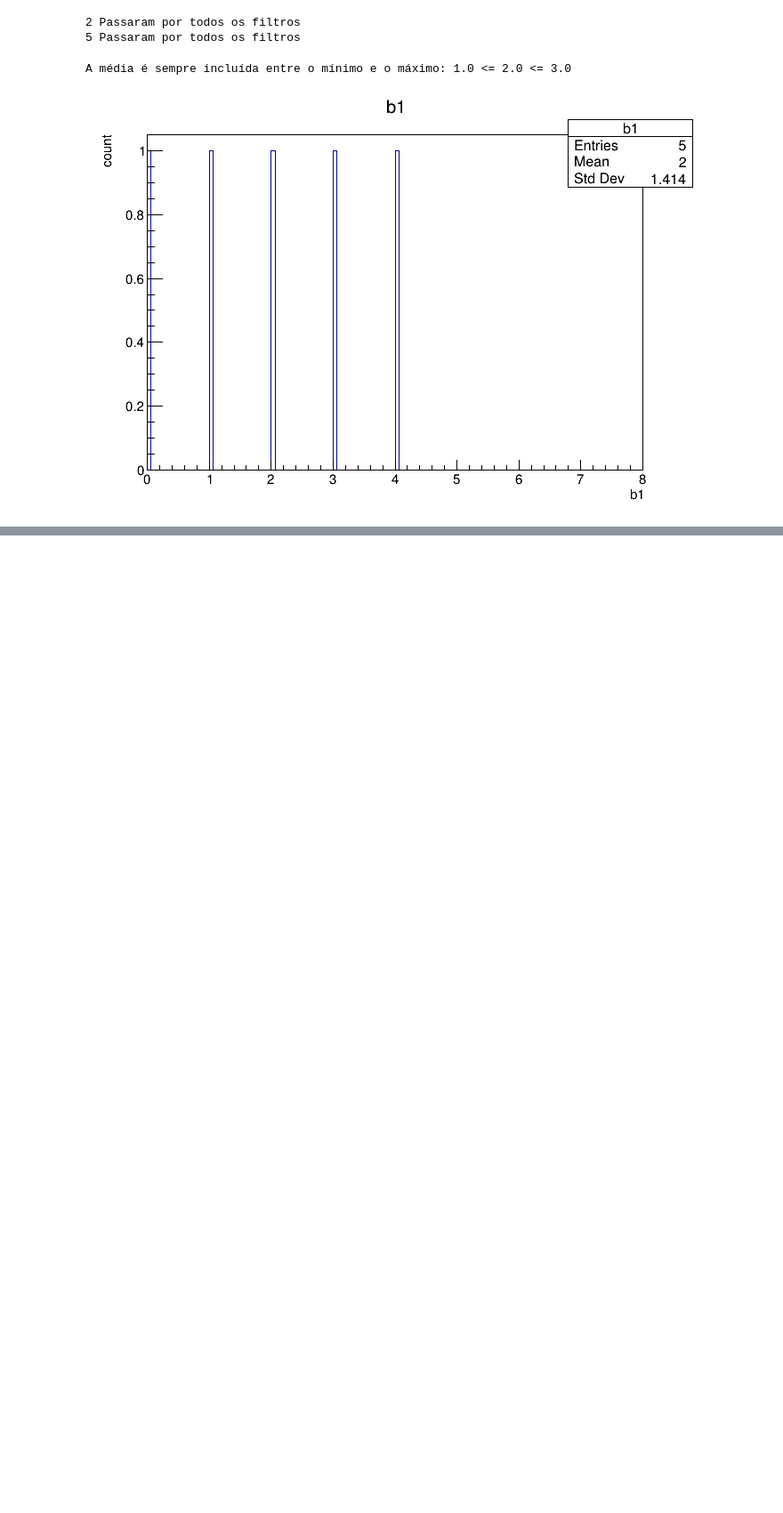
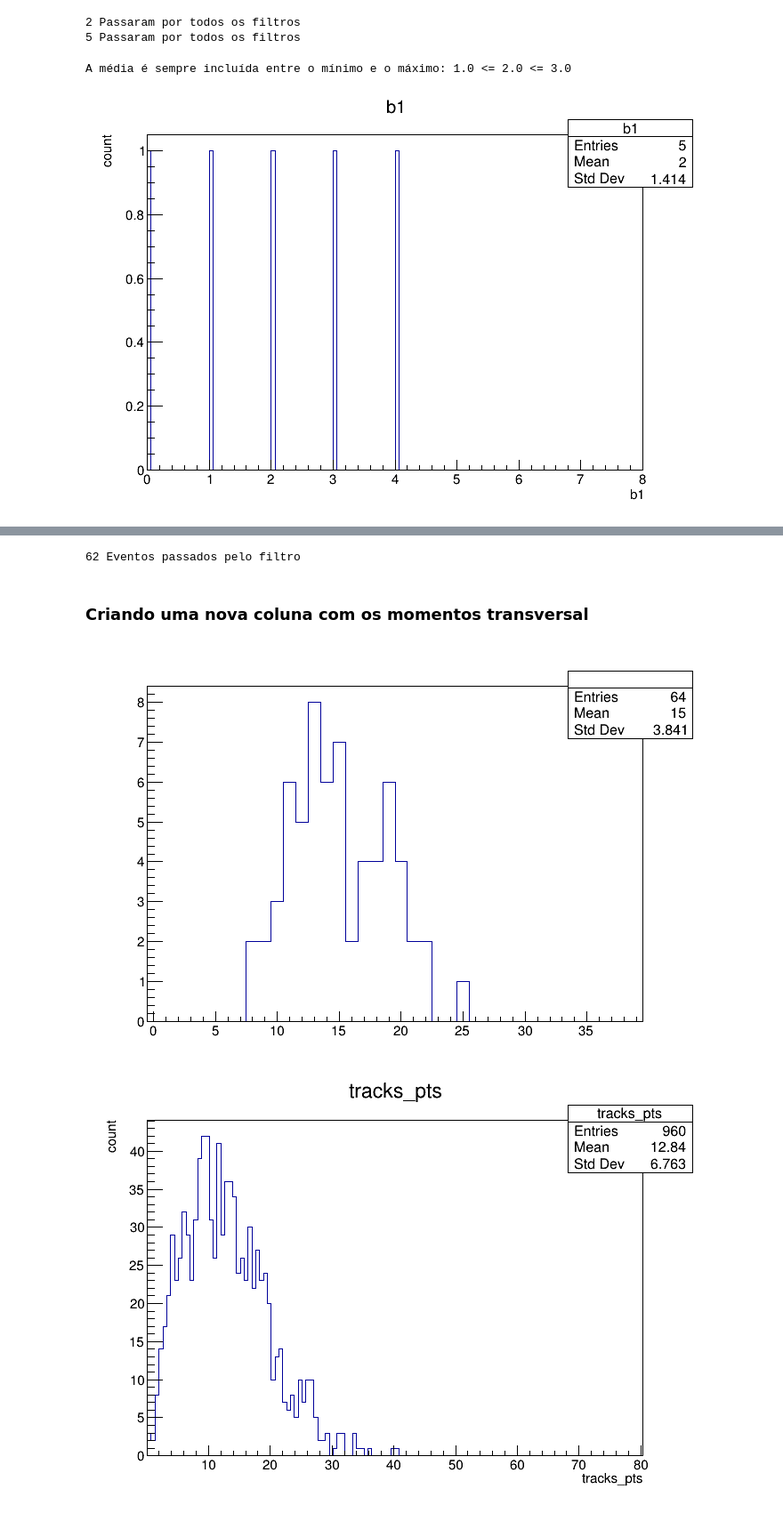
Before and after one commit to gabriels3t/Aprendendo-Cern-Root, a Jupyter notebook: main.ipynb, the cells around one changed output, grey strips where cells are left out. Shown at 89% size. Drawn from its saved outputs; the diff is of its cells as text; code cells hidden in the pictures; blank space fills up the shorter version.

Commit message:
Modelagem de dados com RDataFrame

```diff
--- a/main.ipynb
+++ b/main.ipynb
@@ -548,0 +591,54 @@ c.Draw()
+# %%
+df = ROOT.RDataFrame(treeName, fileName)
+# %%
+n_cut = 'tracks.size() > 8'
+nentries = df.Filter(n_cut).Count();
+
+print('{0} Eventos passados pelo filtro'.format(nentries.GetValue()))
+# %% [output]
+62 Eventos passados pelo filtro
+# %% [markdown]
+### Criando uma nova coluna com os momentos transversal
+# %%
+getPt_code ='''
+using namespace ROOT::VecOps;
+ROOT::RVecD getPt(const RVec<FourVector> &tracks)
+{
+   auto pt = [](const FourVector &v) { return v.pt(); };
+   return Map(tracks, pt);
+}
+'''
+ROOT.gInterpreter.Declare(getPt_code)
+
+getPtWeights_code ='''
+using namespace ROOT::VecOps;
+ROOT::RVecD getPtWeights(const RVec<FourVector> &tracks)
+{
+   auto ptWeight = [](const FourVector &v) { return 1. / v.Pt(); };
+   return Map(tracks, ptWeight);
+};
+'''
+ROOT.gInterpreter.Declare(getPtWeights_code)
+
+augmented_d = df.Define('tracks_n', '(int)tracks.size()').Filter('tracks_n > 2').Define('tracks_pts', 'getPt( tracks )')\
+              .Define("tracks_pts_weights", 'getPtWeights( tracks )' )
+# %%
+trN = augmented_d.Histo1D(("", "", 40, -.5, 39.5), "tracks_n") # Criando um histograma
+trPts = augmented_d.Histo1D("tracks_pts")
+trWPts = augmented_d.Histo1D("tracks_pts", "tracks_pts_weights")
+
+c = ROOT.TCanvas()
+trN.Draw()
+#c.SaveAs("df002_trN.png") Salvar grafico
+
+c1 = ROOT.TCanvas()
+trPts.Draw()
+
+
+c2 = ROOT.TCanvas()
+trWPts.Draw()
+
+ROOT.gROOT.GetListOfCanvases().Draw()
+# %% [output]
+[figure, added]
+[figure, added]
```
Also changed, not shown: parts of 4 cells of this notebook, 1 other file.
